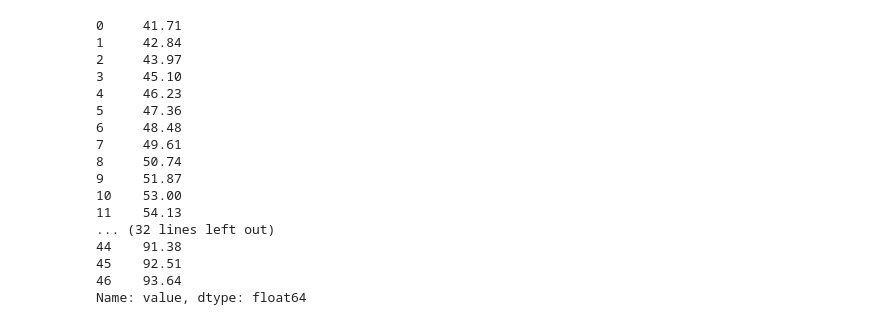
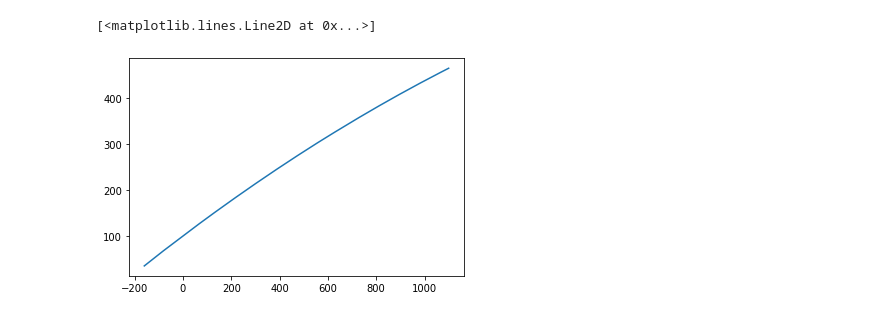
Before and after one commit to Marik28/dissertation, a Jupyter notebook: src/notebooks/Нестандартизированные термометры сопротивления.ipynb, the cells around one changed output. Drawn from its saved outputs; the diff is of its cells as text; code cells hidden in the pictures.

Commit message:
calculate characteristics

```diff
--- a/src/notebooks/Нестандартизированные термометры сопротивления.ipynb
+++ b/src/notebooks/Нестандартизированные термометры сопротивления.ipynb
@@ -11,4 +11,4 @@ sys.path.insert(0, str(Path.cwd().parent))
 
 from utils.utils import fill_empty_temperatures
 # %%
-data_dir = Path(".").resolve().parent.parent / "data"
+path = Path(".").resolve().parent.parent / "data" / "sensors_characteristics"
@@ -19,2 +103,2 @@ PosixPath('/home/mfitsek@wooppay.kz/PycharmProjects/dissertation/data')
 # %%
-df_46_raw = pd.read_csv(data_dir / "sensors_characteristics" / "46П_raw.csv")
+df = pd.read_csv(path / "100П.csv")
@@ -89,20 +105,5 @@ df_53.to_csv(data_dir / "sensors_characteristics" / "53М.csv", index=False)
-# %%
-df_53_raw['value']
-# %% [output]
-0     41.71
-1     42.84
-2     43.97
-3     45.10
-4     46.23
-5     47.36
-6     48.48
-7     49.61
-8     50.74
-9     51.87
-10    53.00
-11    54.13
-... (32 lines left out)
-44    91.38
-45    92.51
-46    93.64
-Name: value, dtype: float64
+# %%
+plt.plot(df["temp"].loc[100:], df["value"].loc[100:])
+# %% [output]
+[<matplotlib.lines.Line2D at 0x...>]
+[figure, added]
```
Also changed, not shown: parts of 30 cells of this notebook, 28 other files.
